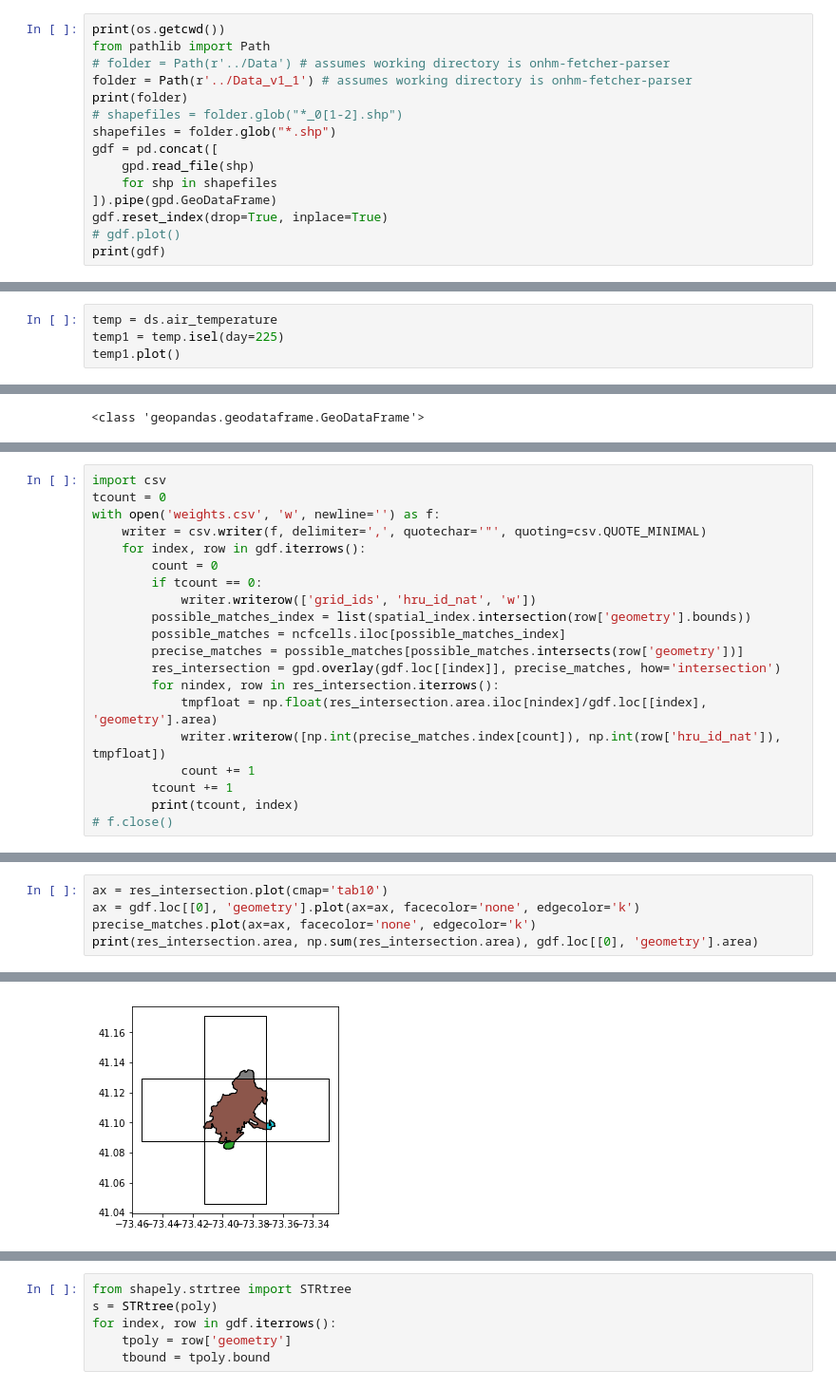
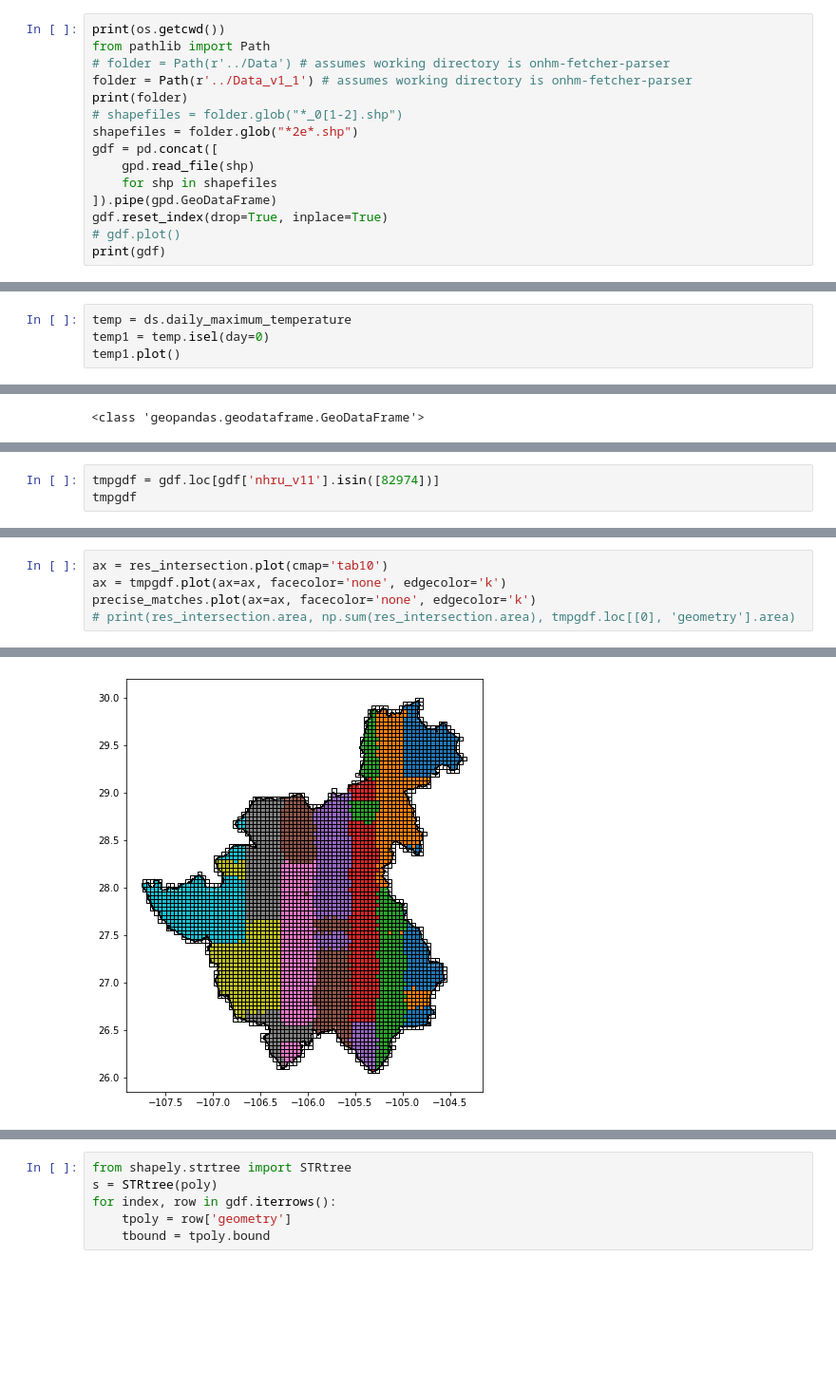
Before and after one commit to nhm-usgs/onhm-fetcher-parser, a Jupyter notebook: notebooks/Gridmet Grid Explore.ipynb, the cells around one changed output, grey strips where cells are left out. Shown at 95% size. Cells and saved outputs as stored; diff of their text form; blank space fills up the shorter version.

```diff
--- a/notebooks/Gridmet Grid Explore.ipynb
+++ b/notebooks/Gridmet Grid Explore.ipynb
@@ -31,7 +31,7 @@ from pathlib import Path
 folder = Path(r'../Data_v1_1') # assumes working directory is onhm-fetcher-parser
 print(folder)
 # shapefiles = folder.glob("*_0[1-2].shp")
-shapefiles = folder.glob("*.shp")
+shapefiles = folder.glob("*2e*.shp")
 gdf = pd.concat([
     gpd.read_file(shp)
     for shp in shapefiles
@@ -170,8 +210,8 @@ def testnan(value, weight):
         tweight = weight
     return tvalue, tweight
 # %%
-temp = ds.air_temperature
-temp1 = temp.isel(day=225)
+temp = ds.daily_maximum_temperature
+temp1 = temp.isel(day=0)
 temp1.plot()
 # %% [output]
 <matplotlib.collections.QuadMesh at 0x...>
@@ -268,0 +389,3 @@ print(type(gdf.loc[[0]]))
+# %%
+tmpgdf = gdf.loc[gdf['nhru_v11'].isin([82974])]
+tmpgdf
@@ -291,20 +466,0 @@ with open('weights.csv', 'w', newline='') as f:
-# %%
-import csv
-tcount = 0
-with open('weights.csv', 'w', newline='') as f:
-    writer = csv.writer(f, delimiter=',', quotechar='"', quoting=csv.QUOTE_MINIMAL)
-    for index, row in gdf.iterrows():
-        count = 0
-        if tcount == 0:
-            writer.writerow(['grid_ids', 'hru_id_nat', 'w'])
-        possible_matches_index = list(spatial_index.intersection(row['geometry'].bounds))
-        possible_matches = ncfcells.iloc[possible_matches_index]
-        precise_matches = possible_matches[possible_matches.intersects(row['geometry'])]
-        res_intersection = gpd.overlay(gdf.loc[[index]], precise_matches, how='intersection')
-        for nindex, row in res_intersection.iterrows():
-            tmpfloat = np.float(res_intersection.area.iloc[nindex]/gdf.loc[[index], 'geometry'].area)
-            writer.writerow([np.int(precise_matches.index[count]), np.int(row['hru_id_nat']), tmpfloat])
-            count += 1
-        tcount += 1
-        print(tcount, index)
-# f.close()
@@ -329,6 +467,6 @@ with open('weights.csv', 'w', newline='') as f:
 # %%
 ax = res_intersection.plot(cmap='tab10')
-ax = gdf.loc[[0], 'geometry'].plot(ax=ax, facecolor='none', edgecolor='k')
+ax = tmpgdf.plot(ax=ax, facecolor='none', edgecolor='k')
 precise_matches.plot(ax=ax, facecolor='none', edgecolor='k')
-print(res_intersection.area, np.sum(res_intersection.area), gdf.loc[[0], 'geometry'].area)
+# print(res_intersection.area, np.sum(res_intersection.area), tmpgdf.loc[[0], 'geometry'].area)
 # %% [output]
@@ -342,4 +474,4 @@ dtype: float64
-[figure, old version]
+[figure, new version]
 # %%
 # print(res_intersection.head())
 # print(shape(res_intersection))
```
Also changed, not shown: parts of 19 cells of this notebook, 10 other files.
